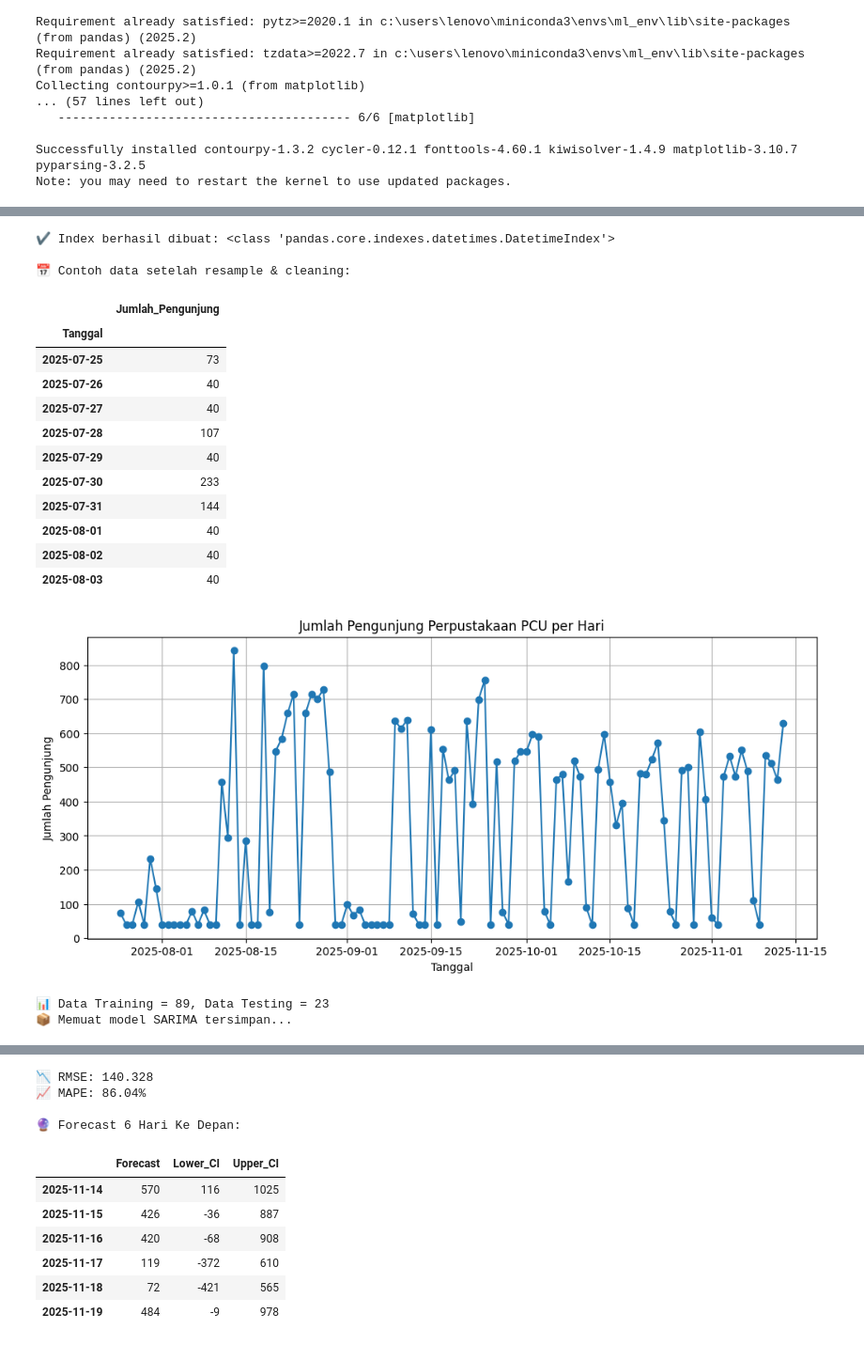
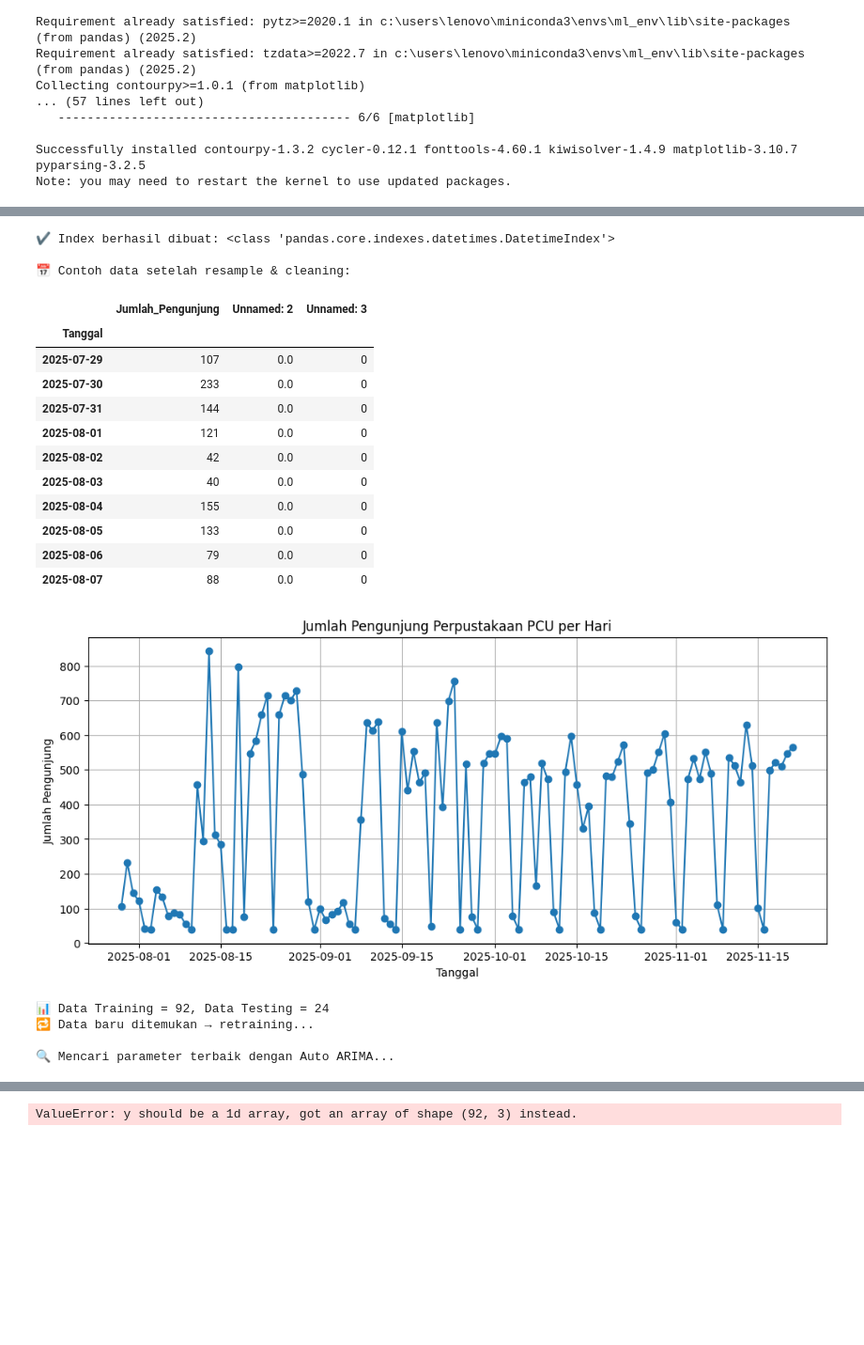
Before and after one commit to michaelnathanielll/Project_Sistem_Informasi_Manufaktur, a Jupyter notebook: sarima_simf.ipynb, the cells around one changed output, grey strips where cells are left out. Shown at 94% size. Saved outputs shown, nothing was run; the diff lists cells and outputs as text; code cells hidden in the pictures; blank space fills up the shorter version.

Commit message:
final + tuning per model total 6 model

```diff
--- a/sarima_simf.ipynb
+++ b/sarima_simf.ipynb
@@ -100,7 +100,7 @@ warnings.filterwarnings("ignore")
 # ------------------------------------------------
 # 2️⃣ LOAD DATASET + CLEANING (FINAL FIX)
 # ------------------------------------------------
-excel_filename = "dummy_pengunjung_perpustakaan.xlsx"
+excel_filename = "data_pengunjung_perpustakaan.xlsx"
 
 # Baca file
 data = pd.read_excel(excel_filename)
@@ -260,45 +260,47 @@ future_mean = next_forecast.predicted_mean
 future_ci = next_forecast.conf_int()
 
 future_dates = pd.date_range(start=data.index[-1] + pd.Timedelta(days=1), periods=6)
 
 forecast_table = pd.DataFrame({
     "Forecast": np.round(future_mean.values, 0).astype(int),
     "Lower_CI": np.round(future_ci.iloc[:,0].values, 0).astype(int),
     "Upper_CI": np.round(future_ci.iloc[:,1].values, 0).astype(int),
 }, index=future_dates)
 
 print("\n🔮 Forecast 6 Hari Ke Depan:")
 display(forecast_table)
 
 plt.figure(figsize=(12,5))
 plt.plot(data.index, data['Jumlah_Pengunjung'], label="History")
 plt.plot(forecast_table.index, forecast_table["Forecast"], marker='o', label="Forecast")
 plt.fill_between(forecast_table.index, forecast_table["Lower_CI"], forecast_table["Upper_CI"],
                  color='lightgreen', alpha=0.3)
 plt.title("Forecast Jumlah Pengunjung (6 Hari Ke Depan)")
 plt.xlabel("Tanggal")
 plt.ylabel("Jumlah Pengunjung")
 plt.legend()
 plt.grid(True)
 plt.show()
 
 print("\n✅ Selesai tanpa error!")
 # %% [output]
 ✔ Index berhasil dibuat: <class 'pandas.core.indexes.datetimes.DatetimeIndex'>
 
 📅 Contoh data setelah resample & cleaning:
-|  | Jumlah_Pengunjung |
-| Tanggal |  |
-| 2025-07-25 | 73 |
-| 2025-07-26 | 40 |
-| 2025-07-27 | 40 |
-| 2025-07-28 | 107 |
-| 2025-07-29 | 40 |
-| 2025-07-30 | 233 |
-| 2025-07-31 | 144 |
-| 2025-08-01 | 40 |
-| 2025-08-02 | 40 |
-| 2025-08-03 | 40 |
+|  | Jumlah_Pengunjung | Unnamed: 2 | Unnamed: 3 |
+| Tanggal |  |  |  |
+| 2025-07-29 | 107 | 0.0 | 0 |
+| 2025-07-30 | 233 | 0.0 | 0 |
+| 2025-07-31 | 144 | 0.0 | 0 |
+| 2025-08-01 | 121 | 0.0 | 0 |
+| 2025-08-02 | 42 | 0.0 | 0 |
+| 2025-08-03 | 40 | 0.0 | 0 |
+| 2025-08-04 | 155 | 0.0 | 0 |
+| 2025-08-05 | 133 | 0.0 | 0 |
+| 2025-08-06 | 79 | 0.0 | 0 |
+| 2025-08-07 | 88 | 0.0 | 0 |
-[figure, old version]
+[figure, new version]
-📊 Data Training = 89, Data Testing = 23
-📦 Memuat model SARIMA tersimpan...
+📊 Data Training = 92, Data Testing = 24
+🔁 Data baru ditemukan → retraining...
+
+🔍 Mencari parameter terbaik dengan Auto ARIMA...
@@ -306,11 +307 @@ print("\n✅ Selesai tanpa error!")
-📉 RMSE: 140.328
-📈 MAPE: 86.04%
-
-🔮 Forecast 6 Hari Ke Depan:
+ValueError: y should be a 1d array, got an array of shape (92, 3) instead.
-|  | Forecast | Lower_CI | Upper_CI |
-| 2025-11-14 | 570 | 116 | 1025 |
-| 2025-11-15 | 426 | -36 | 887 |
-| 2025-11-16 | 420 | -68 | 908 |
-| 2025-11-17 | 119 | -372 | 610 |
-| 2025-11-18 | 72 | -421 | 565 |
-| 2025-11-19 | 484 | -9 | 978 |
```
Also changed, not shown: parts of 3 cells of this notebook, 4 other files.
